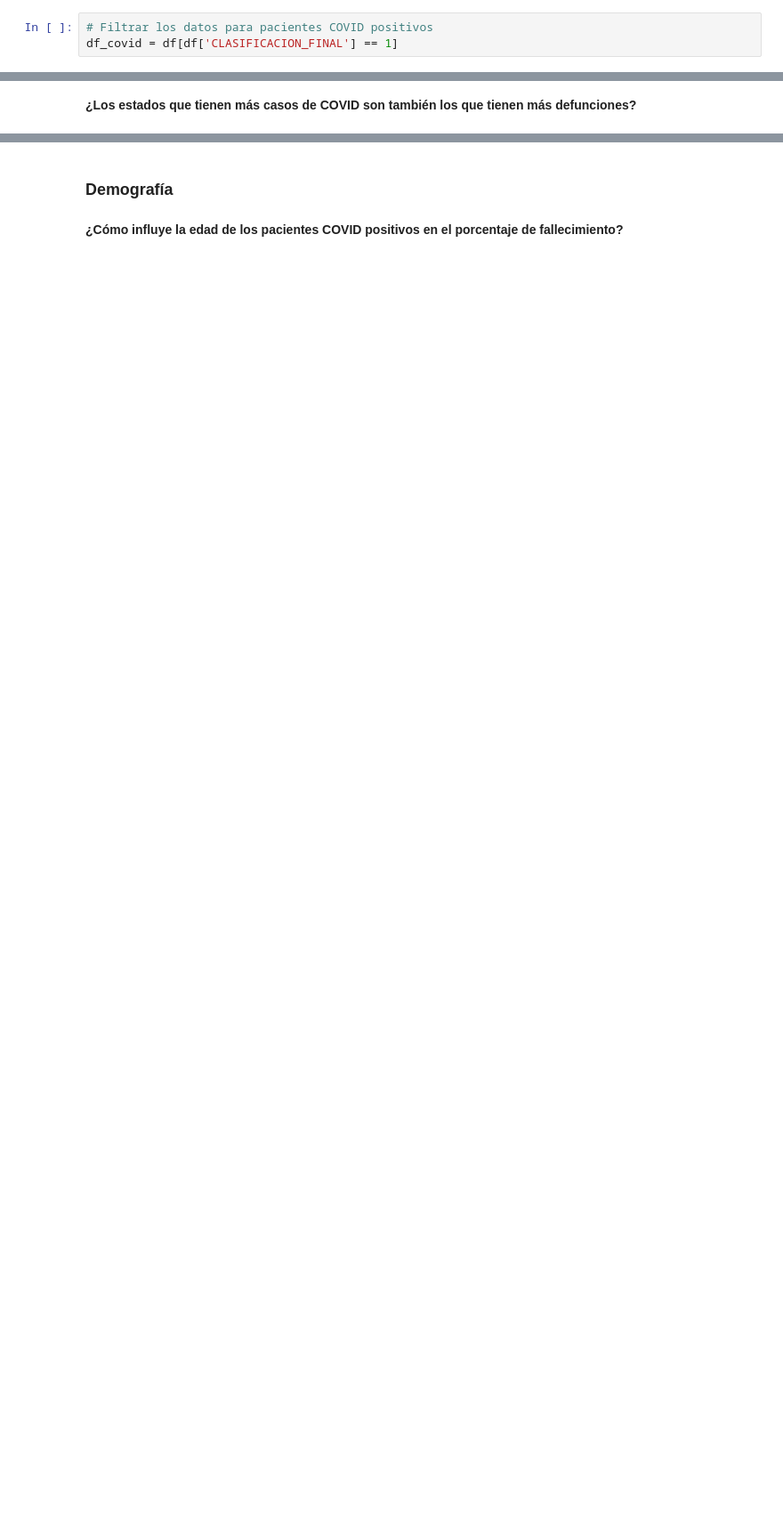
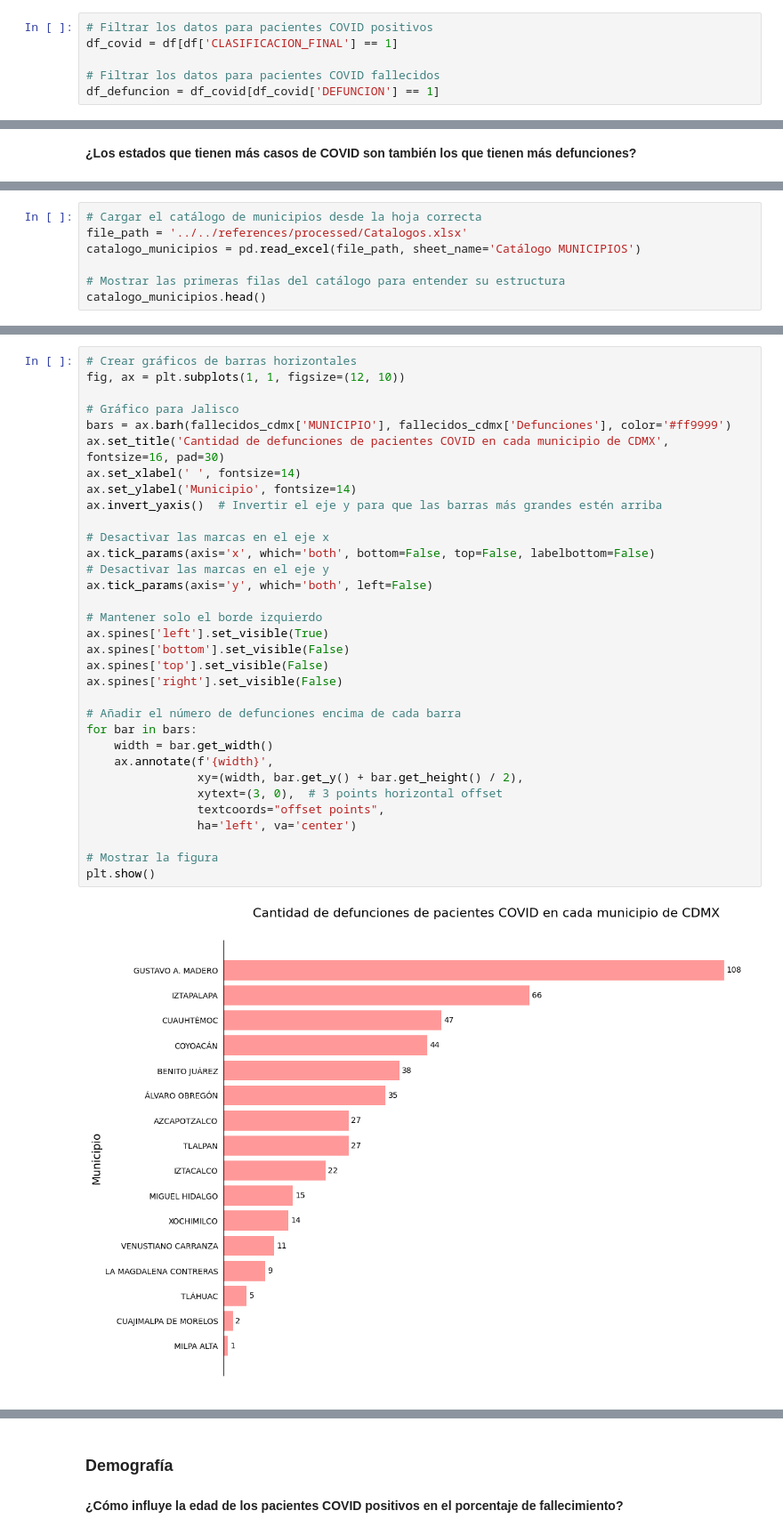
Before and after one commit to VesnaPivac/ML_COVID19-Mexico, a Jupyter notebook: src/visualization/eda.ipynb, the cells around one changed output, grey strips where cells are left out. Shown at 89% size. Saved outputs shown, nothing was run; the diff lists cells and outputs as text; blank space fills up the shorter version.

```diff
--- a/src/visualization/eda.ipynb
+++ b/src/visualization/eda.ipynb
@@ -30,6 +30,9 @@ Crear Dataframe solo con pacientes COVID positivos
 # %%
 # Filtrar los datos para pacientes COVID positivos
 df_covid = df[df['CLASIFICACION_FINAL'] == 1]
+
+# Filtrar los datos para pacientes COVID fallecidos
+df_defuncion = df_covid[df_covid['DEFUNCION'] == 1]
 # %% [markdown]
 Crear constantes
 # %%
@@ -146,0 +145,7 @@ plt.show()
+# %%
+# Cargar el catálogo de municipios desde la hoja correcta
+file_path = '../../references/processed/Catalogos.xlsx'
+catalogo_municipios = pd.read_excel(file_path, sheet_name='Catálogo MUNICIPIOS')
+
+# Mostrar las primeras filas del catálogo para entender su estructura
+catalogo_municipios.head()
@@ -146,0 +202,35 @@ plt.show()
+# %%
+# Crear gráficos de barras horizontales
+fig, ax = plt.subplots(1, 1, figsize=(12, 10))
+
+# Gráfico para Jalisco
+bars = ax.barh(fallecidos_cdmx['MUNICIPIO'], fallecidos_cdmx['Defunciones'], color='#ff9999')
+ax.set_title('Cantidad de defunciones de pacientes COVID en cada municipio de CDMX', fontsize=16, pad=30)
+ax.set_xlabel(' ', fontsize=14)
+ax.set_ylabel('Municipio', fontsize=14)
+ax.invert_yaxis()  # Invertir el eje y para que las barras más grandes estén arriba
+
+# Desactivar las marcas en el eje x
+ax.tick_params(axis='x', which='both', bottom=False, top=False, labelbottom=False)
+# Desactivar las marcas en el eje y
+ax.tick_params(axis='y', which='both', left=False)
+
+# Mantener solo el borde izquierdo
+ax.spines['left'].set_visible(True)
+ax.spines['bottom'].set_visible(False)
+ax.spines['top'].set_visible(False)
+ax.spines['right'].set_visible(False)
+
+# Añadir el número de defunciones encima de cada barra
+for bar in bars:
+    width = bar.get_width()
+    ax.annotate(f'{width}',
+                xy=(width, bar.get_y() + bar.get_height() / 2),
+                xytext=(3, 0),  # 3 points horizontal offset
+                textcoords="offset points",
+                ha='left', va='center')
+
+# Mostrar la figura
+plt.show()
+# %% [output]
+[figure, added]
```
Also changed, not shown: parts of 13 cells of this notebook.
